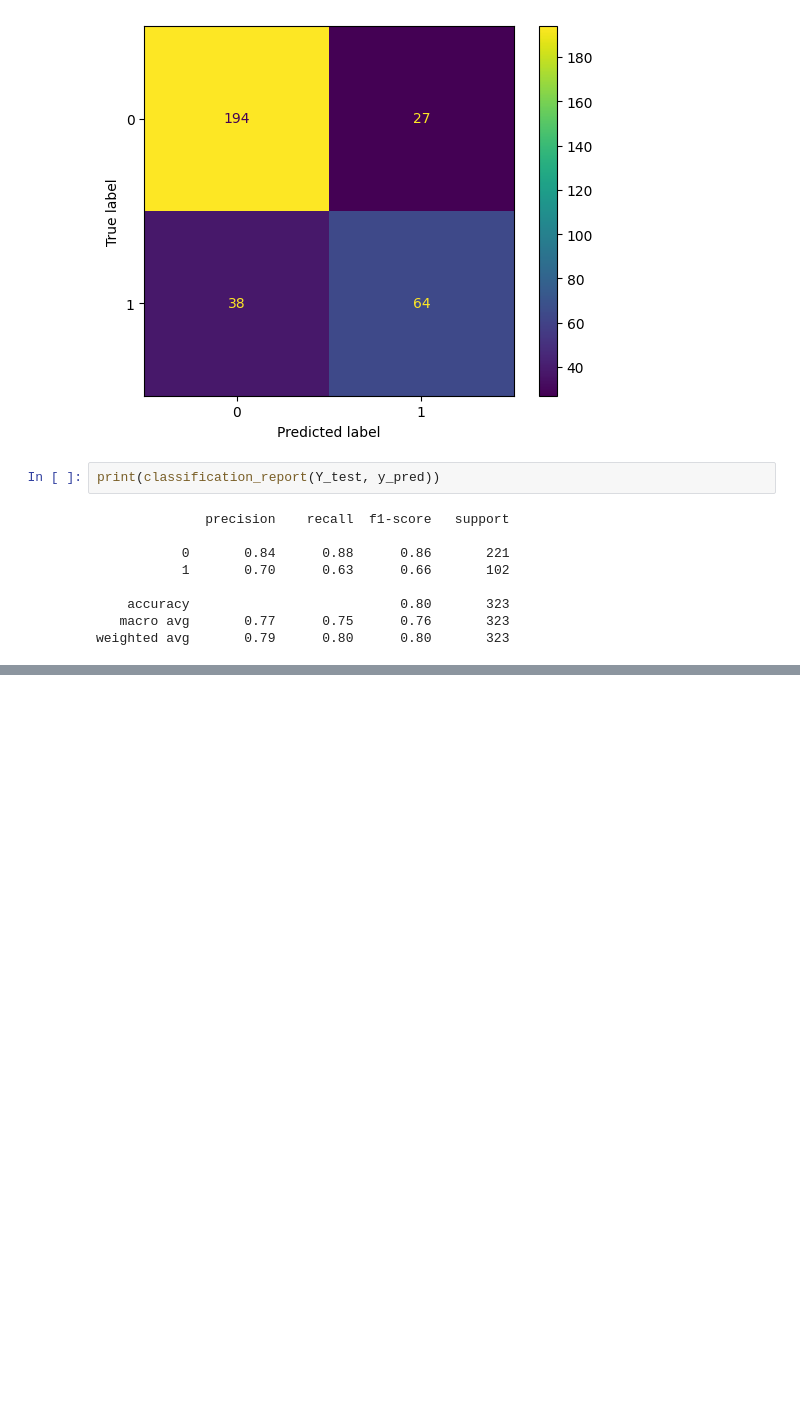
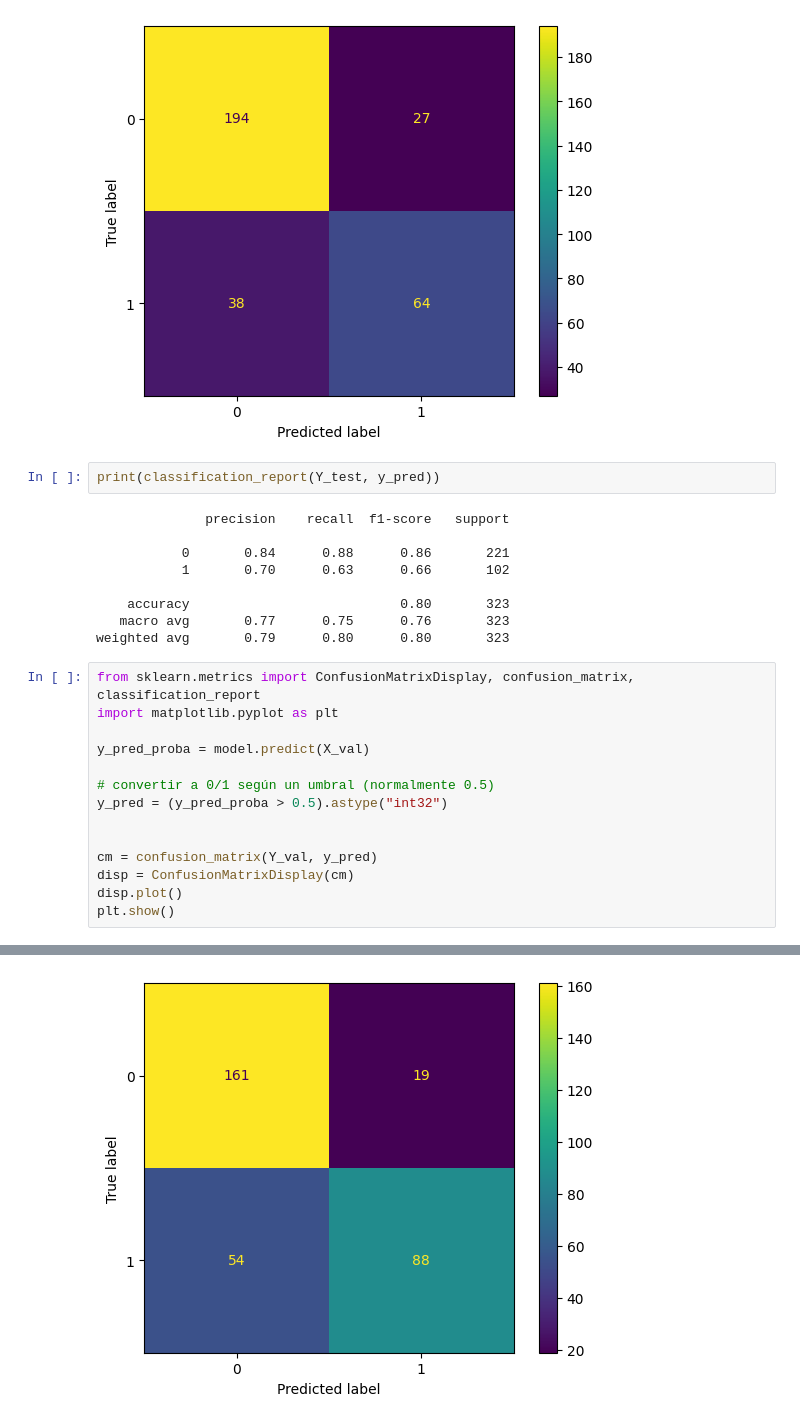
Before and after one commit to niosto/Models-Comparison, a Jupyter notebook: Entrega2.ipynb, the cells around one changed output, grey strips where cells are left out. Cells and saved outputs as stored; diff of their text form; blank space fills up the shorter version.

```diff
--- a/Clasificación_con_DNN.ipynb
+++ b/Entrega2.ipynb
@@ -225,3 +225,18 @@ print(classification_report(Y_test, y_pred))
     accuracy                           0.80       323
    macro avg       0.77      0.75      0.76       323
 weighted avg       0.79      0.80      0.80       323
+# %%
+from sklearn.metrics import ConfusionMatrixDisplay, confusion_matrix, classification_report
+import matplotlib.pyplot as plt
+
+y_pred_proba = model.predict(X_val)
+
+# convertir a 0/1 según un umbral (normalmente 0.5)
+y_pred = (y_pred_proba > 0.5).astype("int32")
+
+
+cm = confusion_matrix(Y_val, y_pred)
+disp = ConfusionMatrixDisplay(cm)
+disp.plot()
+plt.show()
+# %% [output]
@@ -227,0 +244 @@ weighted avg       0.79      0.80      0.80       323
+[figure, added]
```
Also changed, not shown: parts of 7 cells of this notebook.
